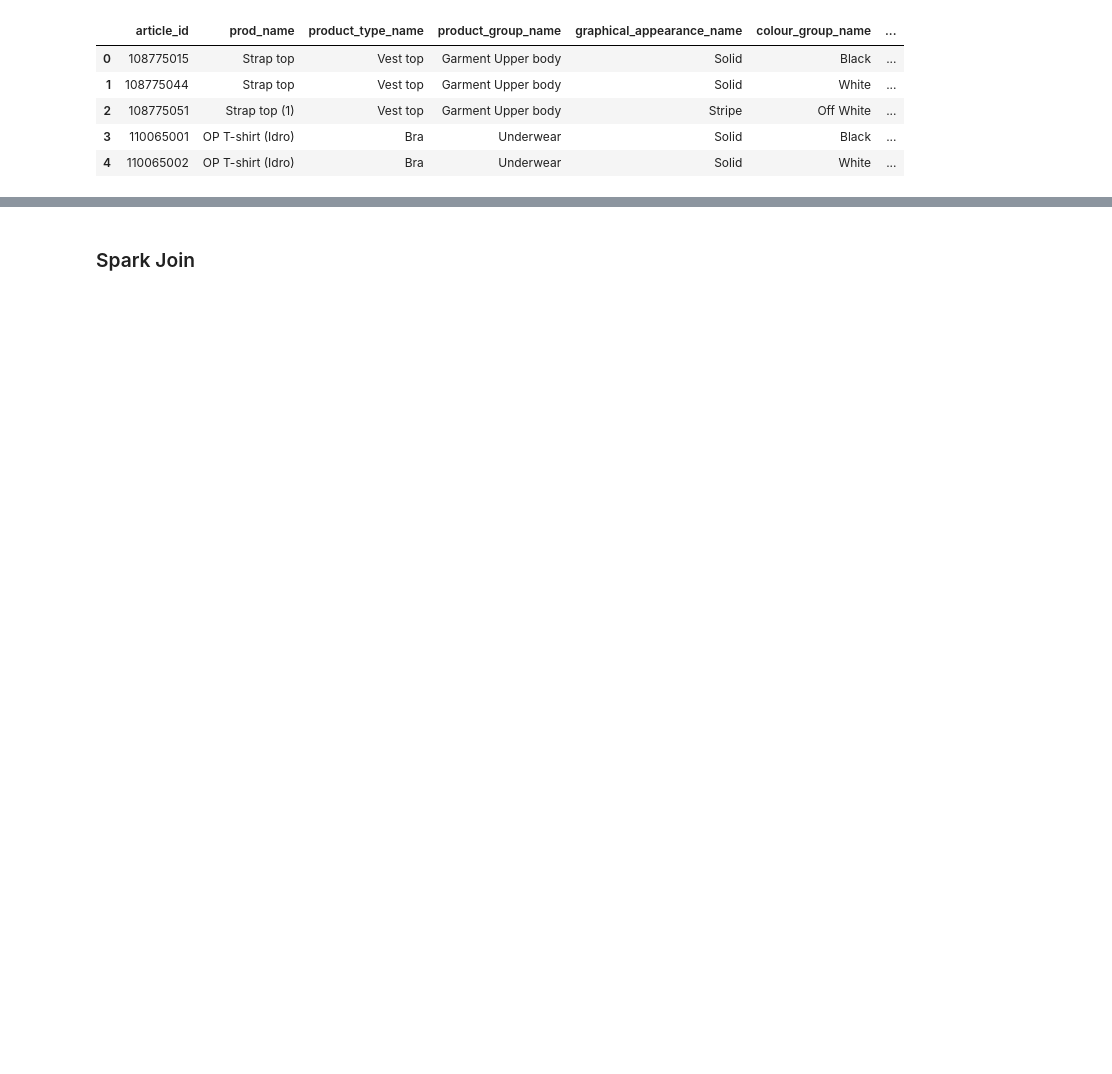
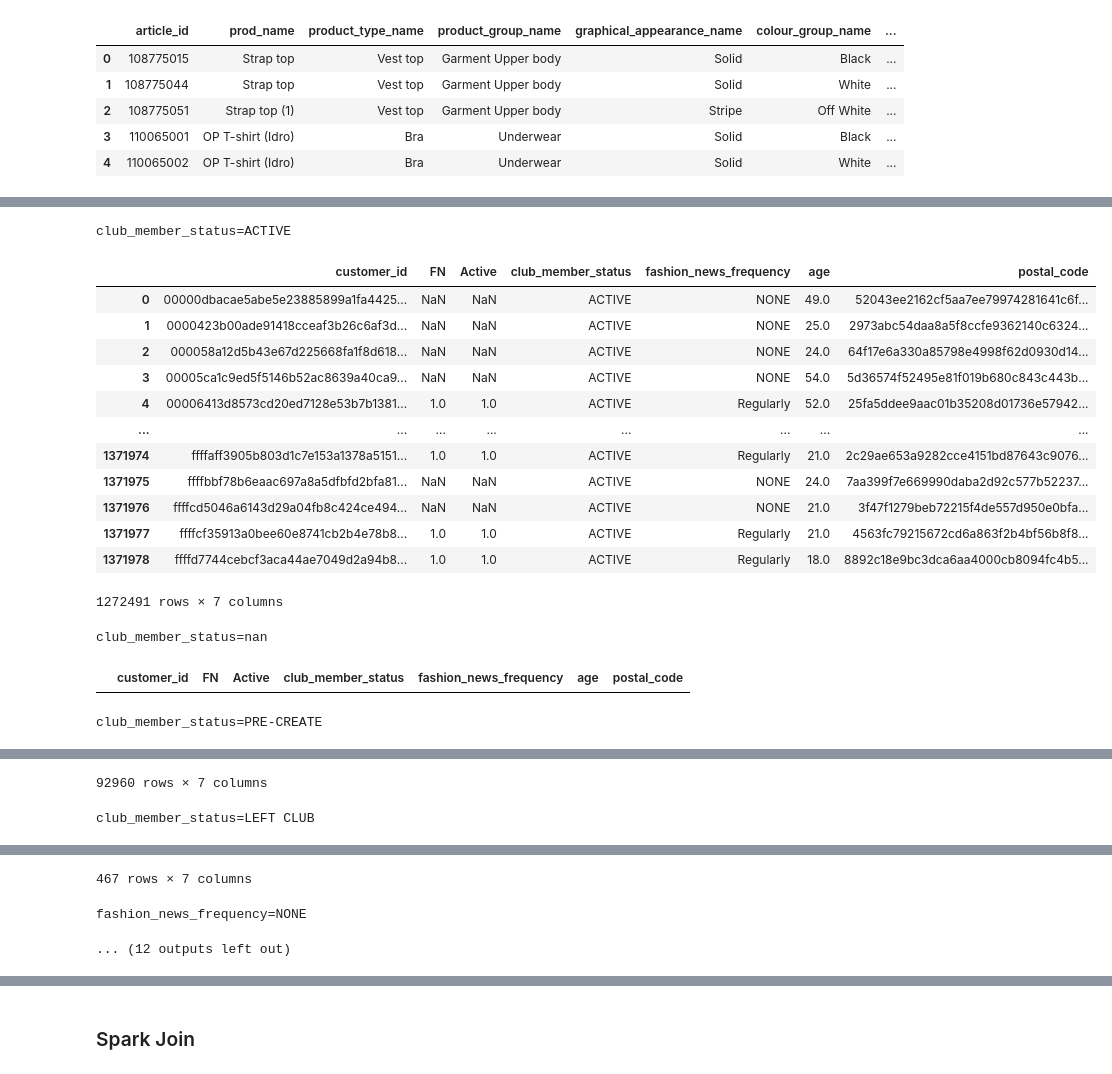
Before and after one commit to emmanuel-ashaye/cs-5304-final-project-fashion-forward, a Jupyter notebook: p1.ipynb, the cells around one changed output, grey strips where cells are left out. Saved outputs shown, nothing was run; the diff lists cells and outputs as text; code cells hidden in the pictures; blank space fills up the shorter version.

Commit message:
Customers.csv preprocessing

```diff
--- a/p1.ipynb
+++ b/p1.ipynb
@@ -128,0 +185,23 @@ articles_df.head()
+# %%
+for key in ["club_member_status", "fashion_news_frequency"]:
+    for val in customers_df[key].unique():
+        print(f"{key}={val}")
+        display(customers_df[customers_df[key] == val])
+# %% [output]
+club_member_status=ACTIVE
+|  | customer_id | FN | Active | club_member_status | fashion_news_frequency | age | postal_code |
+| 0 | 00000dbacae5abe5e23885899a1fa4425... | NaN | NaN | ACTIVE | NONE | 49.0 | 52043ee2162cf5aa7ee79974281641c6f... |
+| 1 | 0000423b00ade91418cceaf3b26c6af3d... | NaN | NaN | ACTIVE | NONE | 25.0 | 2973abc54daa8a5f8ccfe9362140c6324... |
+| 2 | 000058a12d5b43e67d225668fa1f8d618... | NaN | NaN | ACTIVE | NONE | 24.0 | 64f17e6a330a85798e4998f62d0930d14... |
+| 3 | 00005ca1c9ed5f5146b52ac8639a40ca9... | NaN | NaN | ACTIVE | NONE | 54.0 | 5d36574f52495e81f019b680c843c443b... |
+| 4 | 00006413d8573cd20ed7128e53b7b1381... | 1.0 | 1.0 | ACTIVE | Regularly | 52.0 | 25fa5ddee9aac01b35208d01736e57942... |
+| ... | ... | ... | ... | ... | ... | ... | ... |
+| 1371974 | ffffaff3905b803d1c7e153a1378a5151... | 1.0 | 1.0 | ACTIVE | Regularly | 21.0 | 2c29ae653a9282cce4151bd87643c9076... |
+| 1371975 | ffffbbf78b6eaac697a8a5dfbfd2bfa81... | NaN | NaN | ACTIVE | NONE | 24.0 | 7aa399f7e669990daba2d92c577b52237... |
+| 1371976 | ffffcd5046a6143d29a04fb8c424ce494... | NaN | NaN | ACTIVE | NONE | 21.0 | 3f47f1279beb72215f4de557d950e0bfa... |
+| 1371977 | ffffcf35913a0bee60e8741cb2b4e78b8... | 1.0 | 1.0 | ACTIVE | Regularly | 21.0 | 4563fc79215672cd6a863f2b4bf56b8f8... |
+| 1371978 | ffffd7744cebcf3aca44ae7049d2a94b8... | 1.0 | 1.0 | ACTIVE | Regularly | 18.0 | 8892c18e9bc3dca6aa4000cb8094fc4b5... |
+1272491 rows × 7 columns
+club_member_status=nan
+|  | customer_id | FN | Active | club_member_status | fashion_news_frequency | age | postal_code |
+club_member_status=PRE-CREATE
@@ -128,0 +220,2 @@ articles_df.head()
+92960 rows × 7 columns
+club_member_status=LEFT CLUB
@@ -128,0 +234,3 @@ articles_df.head()
+467 rows × 7 columns
+fashion_news_frequency=NONE
+... (12 outputs left out)
```
Also changed, not shown: parts of 12 cells of this notebook.
